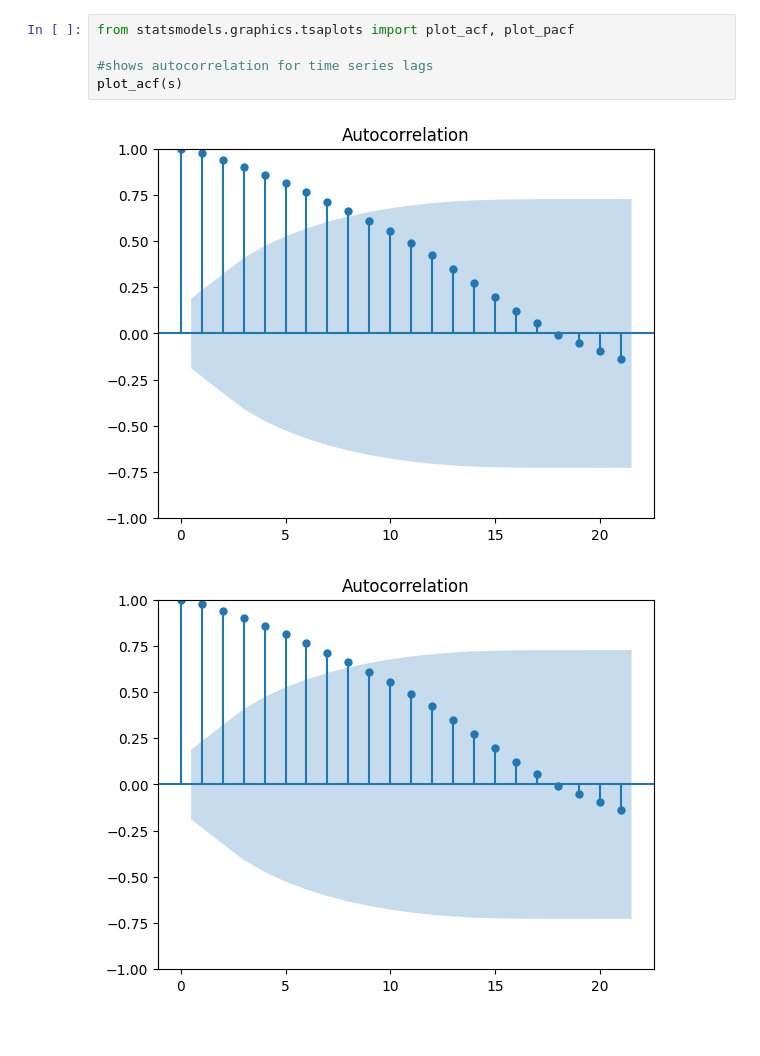
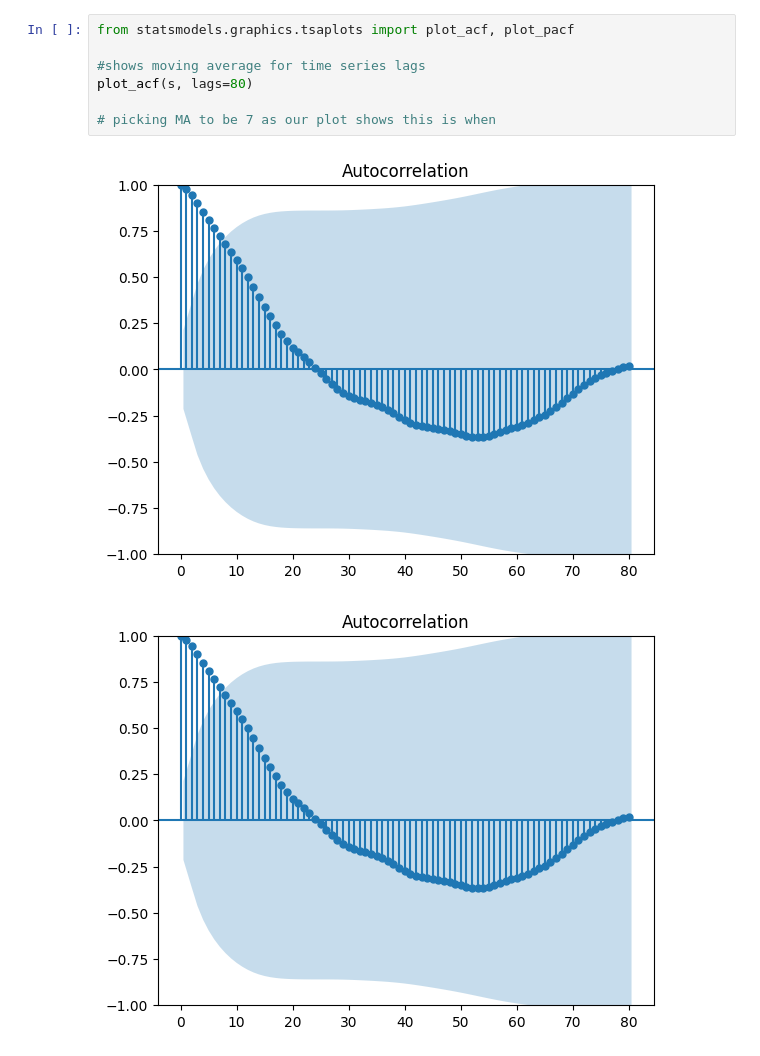
Before and after one commit to kevinserr/Time_Series_Forecast_of_Homelessness_in_NYC_with_Local_Model_Deployment, a Jupyter notebook: python/model_training.ipynb, the cells around one changed output. Drawn from its saved outputs; the diff is of its cells as text.

```diff
--- a/python/model_training.ipynb
+++ b/python/model_training.ipynb
@@ -89,11 +105,13 @@ plt.show()
 # %%
 from statsmodels.graphics.tsaplots import plot_acf, plot_pacf
 
-#shows autocorrelation for time series lags
-plot_acf(s)
+#shows moving average for time series lags
+plot_acf(s, lags=80)
+
+# picking MA to be 7 as our plot shows this is when
 # %% [output]
-[figure, old version]
+[figure, new version]
-[figure, old version]
+[figure, new version]
 # %%
 plot_pacf(s)
 
```
Also changed, not shown: parts of 25 cells of this notebook, 5 other files.
